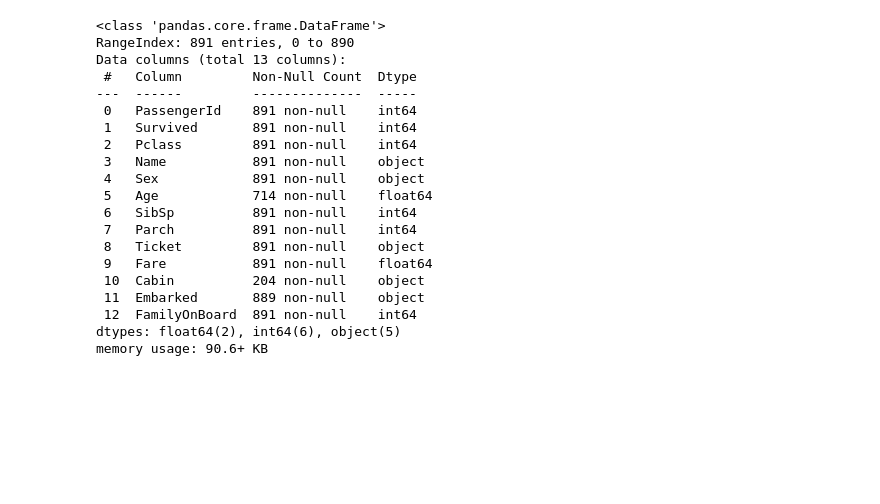
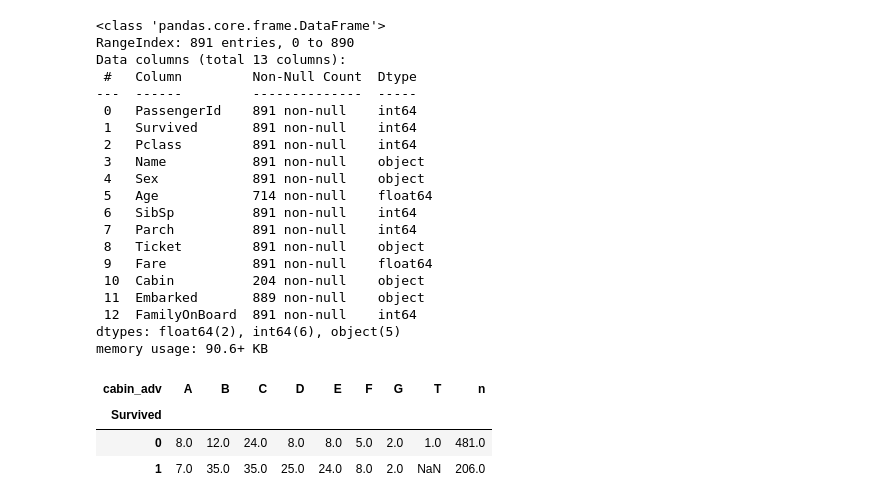
Before and after one commit to Abdurrazakli/pet-finder-popularity-ml, a Jupyter notebook: project.ipynb, the cells around one changed output. Saved outputs shown, nothing was run; the diff lists cells and outputs as text; code cells hidden in the pictures; blank space fills up the shorter version.

Commit message:
[+] Feature Engineering - 3 - Cabin first letter asvariable

```diff
--- a/project.ipynb
+++ b/project.ipynb
@@ -231,3 +231,13 @@ Data columns (total 13 columns):
  12  FamilyOnBoard  891 non-null    int64
 dtypes: float64(2), int64(6), object(5)
 memory usage: 90.6+ KB
+# %%
+train_df['cabin_adv'] = train_df.Cabin.apply(lambda x: str(x)[0])
+test_df['cabin_adv'] = test_df.Cabin.apply(lambda x: str(x)[0])
+# %%
+pd.pivot_table(train_df,index='Survived',columns='cabin_adv', values = 'Name', aggfunc='count')
+# %% [output]
+| cabin_adv | A | B | C | D | E | F | G | T | n |
+| Survived |  |  |  |  |  |  |  |  |  |
+| 0 | 8.0 | 12.0 | 24.0 | 8.0 | 8.0 | 5.0 | 2.0 | 1.0 | 481.0 |
+| 1 | 7.0 | 35.0 | 35.0 | 25.0 | 24.0 | 8.0 | 2.0 | NaN | 206.0 |
```
